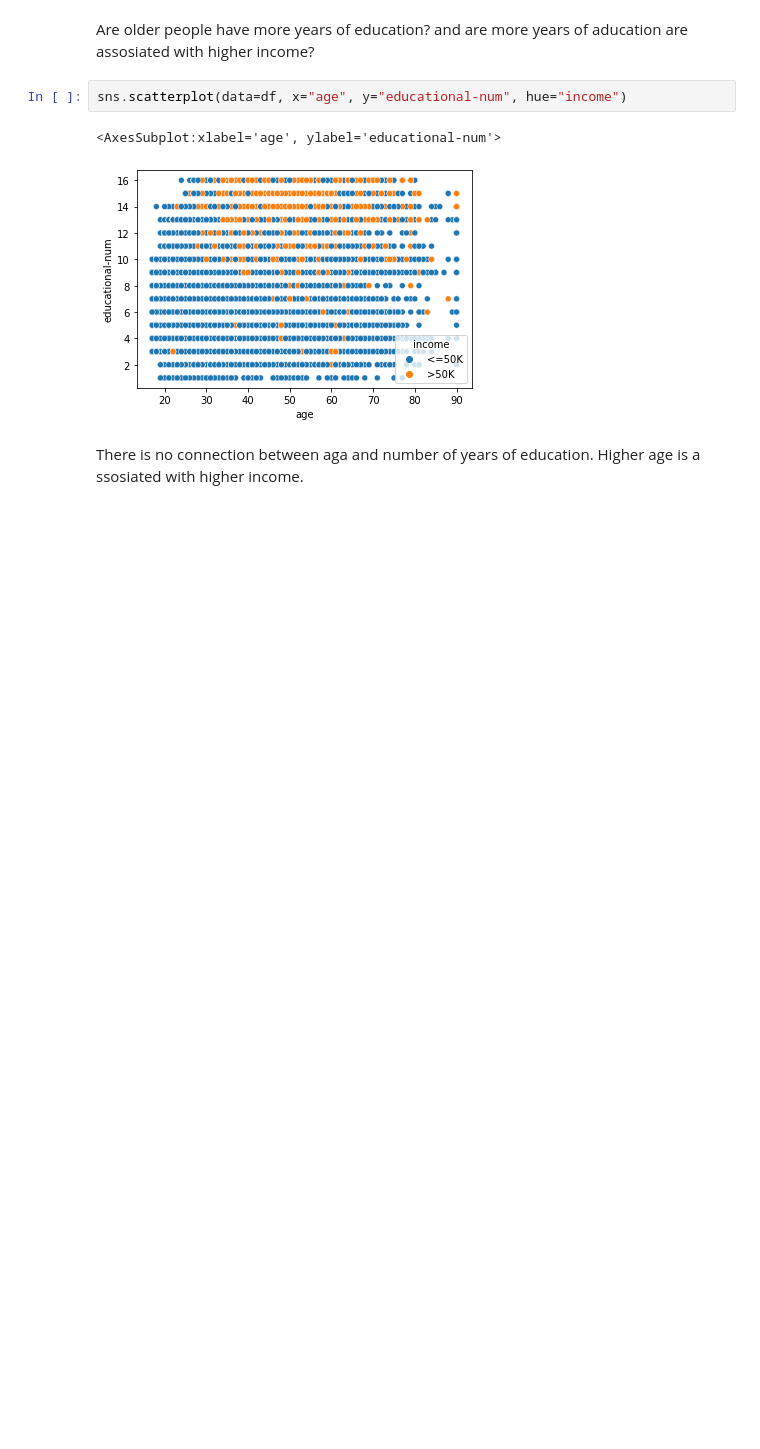
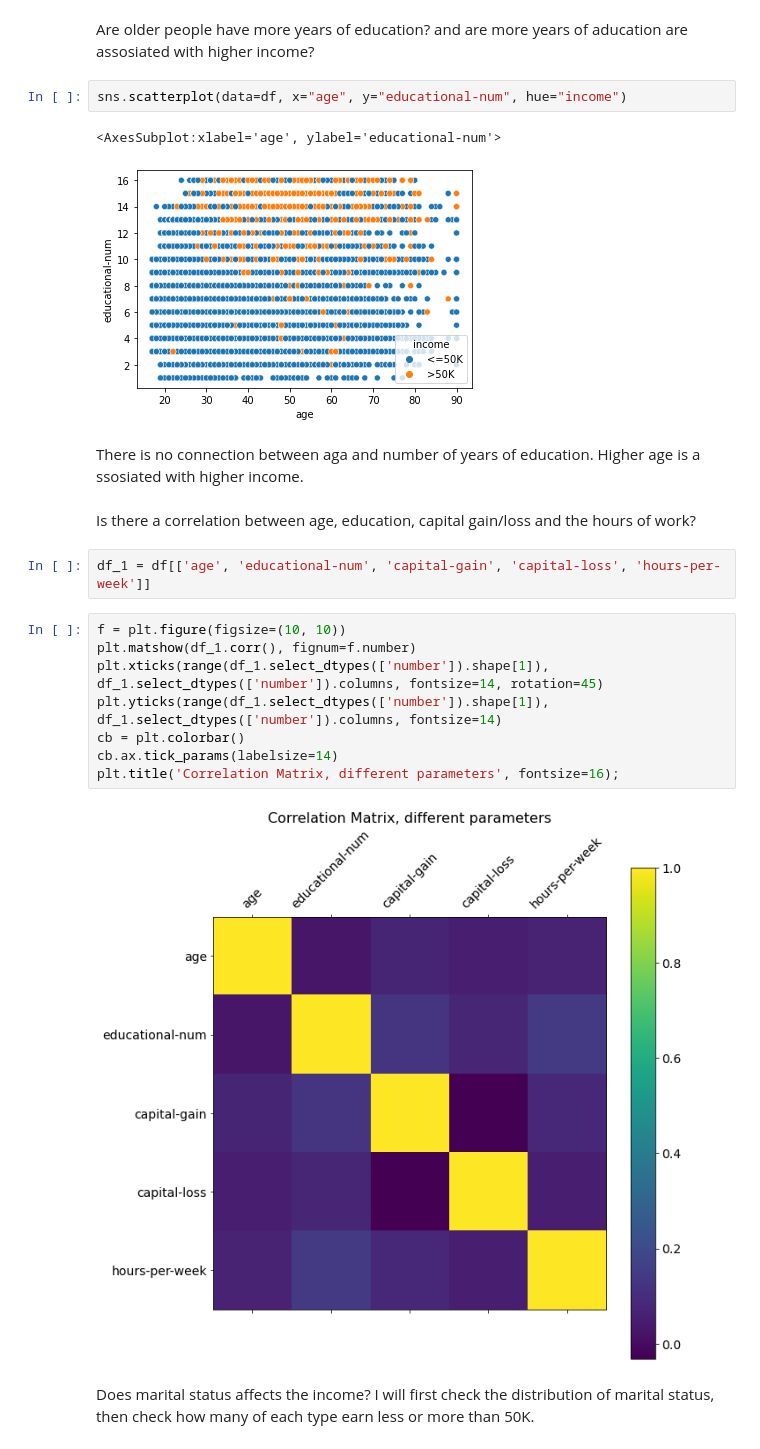
Before and after one commit to EllaKatz1/Springboard_data, a Jupyter notebook: Crafting_a_Story_from_a_Dataset/Presentation.ipynb, the cells around one changed output. Saved outputs shown, nothing was run; the diff lists cells and outputs as text; blank space fills up the shorter version.

```diff
--- a/Crafting_a_Story_from_a_Dataset/Presentation.ipynb
+++ b/Crafting_a_Story_from_a_Dataset/Presentation.ipynb
@@ -79,3 +81,20 @@ sns.scatterplot(data=df, x="age", y="educational-num", hue="income")
 # %% [markdown]
 There is no connection between aga and number of years of education.
 Higher age is a ssosiated with higher income.
+# %% [markdown]
+Is there a correlation between age, education, capital gain/loss and the hours of work?
+# %%
+df_1 = df[['age', 'educational-num', 'capital-gain', 'capital-loss', 'hours-per-week']]
+# %%
+f = plt.figure(figsize=(10, 10))
+plt.matshow(df_1.corr(), fignum=f.number)
+plt.xticks(range(df_1.select_dtypes(['number']).shape[1]), df_1.select_dtypes(['number']).columns, fontsize=14, rotation=45)
+plt.yticks(range(df_1.select_dtypes(['number']).shape[1]), df_1.select_dtypes(['number']).columns, fontsize=14)
+cb = plt.colorbar()
+cb.ax.tick_params(labelsize=14)
+plt.title('Correlation Matrix, different parameters', fontsize=16);
+# %% [output]
+[figure, added]
+# %% [markdown]
+Does marital status affects the income?
+I will first check the distribution of marital status, then check how many of each type earn less or more than 50K.
```
Also changed, not shown: parts of 5 cells of this notebook.
